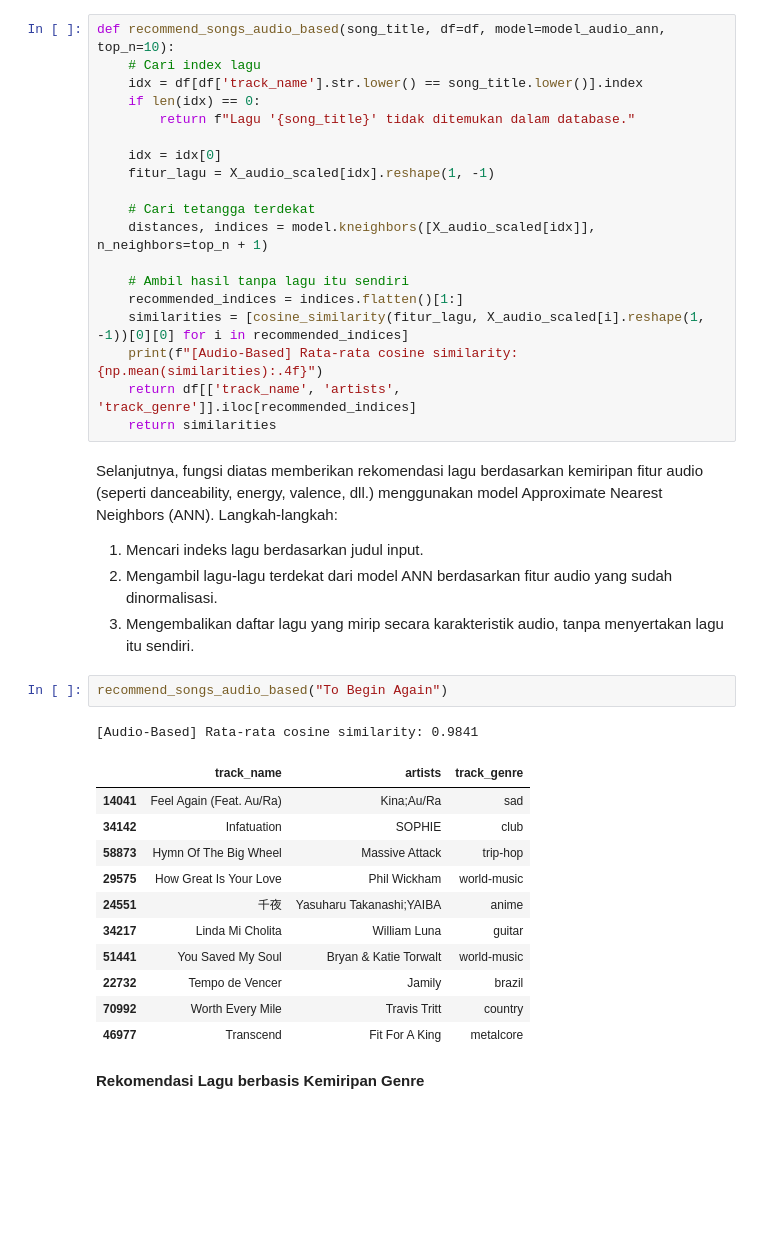
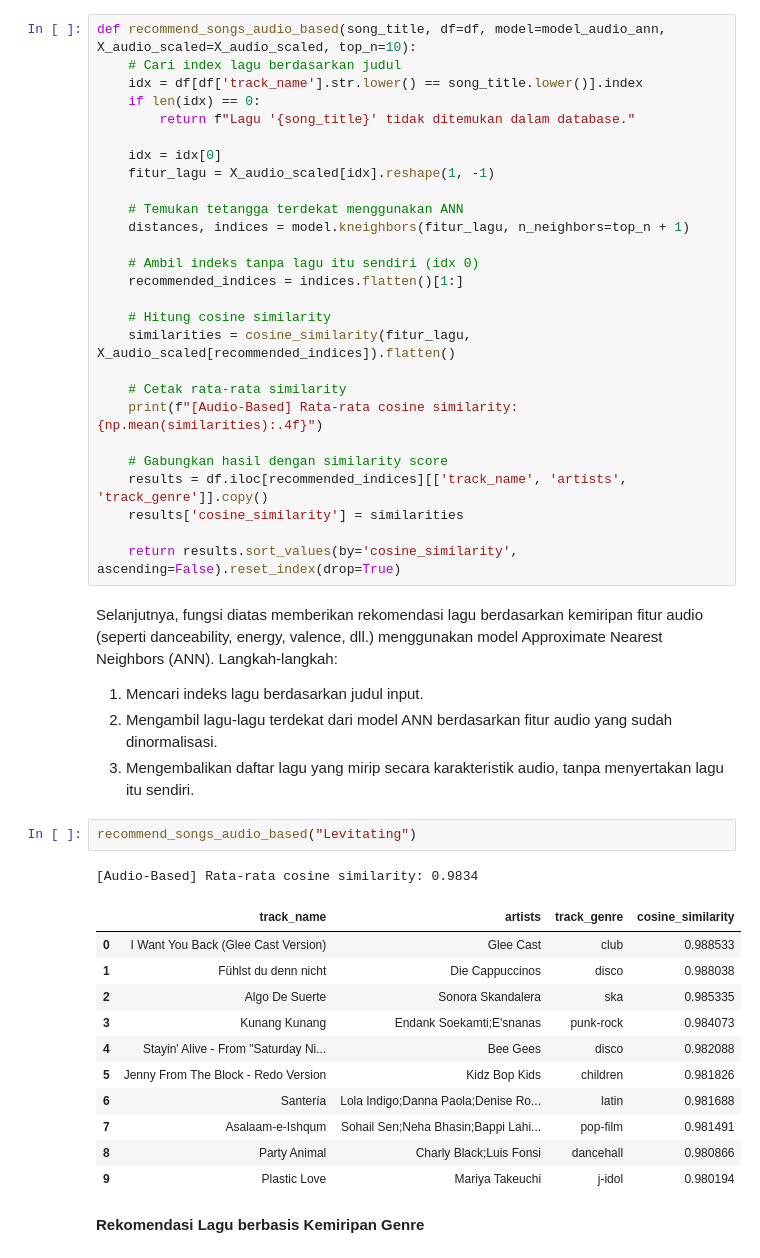
Before and after one commit to Kholish-Fauzan/recommendation-system-ml, a Jupyter notebook: Recommender_System.ipynb, the cells around one changed output. Drawn from its saved outputs; the diff is of its cells as text; blank space fills up the shorter version.

```diff
--- a/Recommender_System.ipynb
+++ b/Recommender_System.ipynb
@@ -352,8 +368,8 @@ model_audio_ann.fit(X_audio_scaled)
 # %% [output]
 NearestNeighbors(algorithm='brute', metric='cosine')
 # %%
-def recommend_songs_audio_based(song_title, df=df, model=model_audio_ann, top_n=10):
-    # Cari index lagu
+def recommend_songs_audio_based(song_title, df=df, model=model_audio_ann, X_audio_scaled=X_audio_scaled, top_n=10):
+    # Cari index lagu berdasarkan judul
     idx = df[df['track_name'].str.lower() == song_title.lower()].index
     if len(idx) == 0:
         return f"Lagu '{song_title}' tidak ditemukan dalam database."
@@ -361,36 +377,44 @@ def recommend_songs_audio_based(song_title, df=df, model=model_audio_ann, top_n=
     idx = idx[0]
     fitur_lagu = X_audio_scaled[idx].reshape(1, -1)
 
-    # Cari tetangga terdekat
-    distances, indices = model.kneighbors([X_audio_scaled[idx]], n_neighbors=top_n + 1)
+    # Temukan tetangga terdekat menggunakan ANN
+    distances, indices = model.kneighbors(fitur_lagu, n_neighbors=top_n + 1)
 
-    # Ambil hasil tanpa lagu itu sendiri
+    # Ambil indeks tanpa lagu itu sendiri (idx 0)
     recommended_indices = indices.flatten()[1:]
-    similarities = [cosine_similarity(fitur_lagu, X_audio_scaled[i].reshape(1, -1))[0][0] for i in recommended_indices]
+
+    # Hitung cosine similarity
+    similarities = cosine_similarity(fitur_lagu, X_audio_scaled[recommended_indices]).flatten()
+
+    # Cetak rata-rata similarity
     print(f"[Audio-Based] Rata-rata cosine similarity: {np.mean(similarities):.4f}")
-    return df[['track_name', 'artists', 'track_genre']].iloc[recommended_indices]
-    return similarities
+
+    # Gabungkan hasil dengan similarity score
+    results = df.iloc[recommended_indices][['track_name', 'artists', 'track_genre']].copy()
+    results['cosine_similarity'] = similarities
+
+    return results.sort_values(by='cosine_similarity', ascending=False).reset_index(drop=True)
 # %% [markdown]
 Selanjutnya, fungsi diatas memberikan rekomendasi lagu berdasarkan kemiripan fitur audio (seperti danceability, energy, valence, dll.) menggunakan model Approximate Nearest Neighbors (ANN).
 Langkah-langkah:
 1. Mencari indeks lagu berdasarkan judul input.
 2. Mengambil lagu-lagu terdekat dari model ANN berdasarkan fitur audio yang sudah dinormalisasi.
 3. Mengembalikan daftar lagu yang mirip secara karakteristik audio, tanpa menyertakan lagu itu sendiri.
-# %%
-recommend_songs_audio_based("To Begin Again")
-# %% [output]
-[Audio-Based] Rata-rata cosine similarity: 0.9841
-|  | track_name | artists | track_genre |
-| 14041 | Feel Again (Feat. Au/Ra) | Kina;Au/Ra | sad |
-| 34142 | Infatuation | SOPHIE | club |
-| 58873 | Hymn Of The Big Wheel | Massive Attack | trip-hop |
-| 29575 | How Great Is Your Love | Phil Wickham | world-music |
-| 24551 | 千夜 | Yasuharu Takanashi;YAIBA | anime |
-| 34217 | Linda Mi Cholita | William Luna | guitar |
-| 51441 | You Saved My Soul | Bryan & Katie Torwalt | world-music |
-| 22732 | Tempo de Vencer | Jamily | brazil |
-| 70992 | Worth Every Mile | Travis Tritt | country |
-| 46977 | Transcend | Fit For A King | metalcore |
+# %%
+recommend_songs_audio_based("Levitating")
+# %% [output]
+[Audio-Based] Rata-rata cosine similarity: 0.9834
+|  | track_name | artists | track_genre | cosine_similarity |
+| 0 | I Want You Back (Glee Cast Version) | Glee Cast | club | 0.988533 |
+| 1 | Fühlst du denn nicht | Die Cappuccinos | disco | 0.988038 |
+| 2 | Algo De Suerte | Sonora Skandalera | ska | 0.985335 |
+| 3 | Kunang Kunang | Endank Soekamti;E'snanas | punk-rock | 0.984073 |
+| 4 | Stayin' Alive - From "Saturday Ni... | Bee Gees | disco | 0.982088 |
+| 5 | Jenny From The Block - Redo Version | Kidz Bop Kids | children | 0.981826 |
+| 6 | Santería | Lola Indigo;Danna Paola;Denise Ro... | latin | 0.981688 |
+| 7 | Asalaam-e-Ishqum | Sohail Sen;Neha Bhasin;Bappi Lahi... | pop-film | 0.981491 |
+| 8 | Party Animal | Charly Black;Luis Fonsi | dancehall | 0.980866 |
+| 9 | Plastic Love | Mariya Takeuchi | j-idol | 0.980194 |
 # %% [markdown]
 **Rekomendasi Lagu berbasis Kemiripan Genre**
 # %%
```
Also changed, not shown: parts of 29 cells of this notebook, 8 other files.
